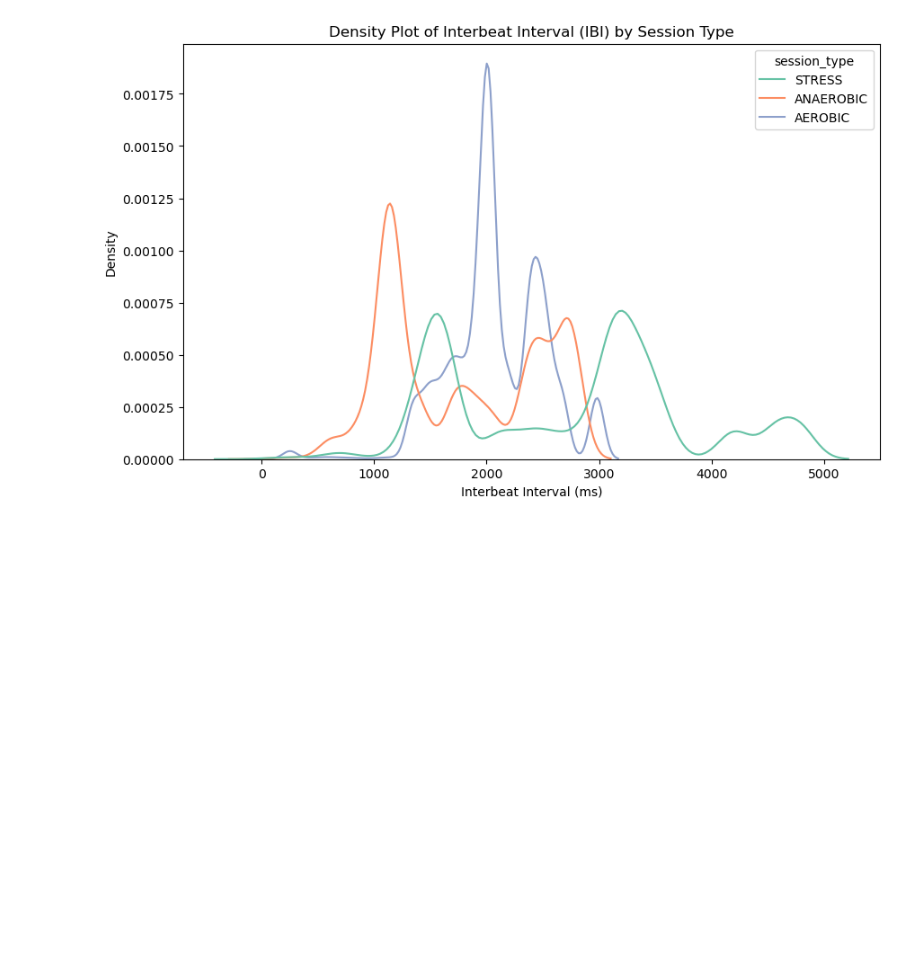
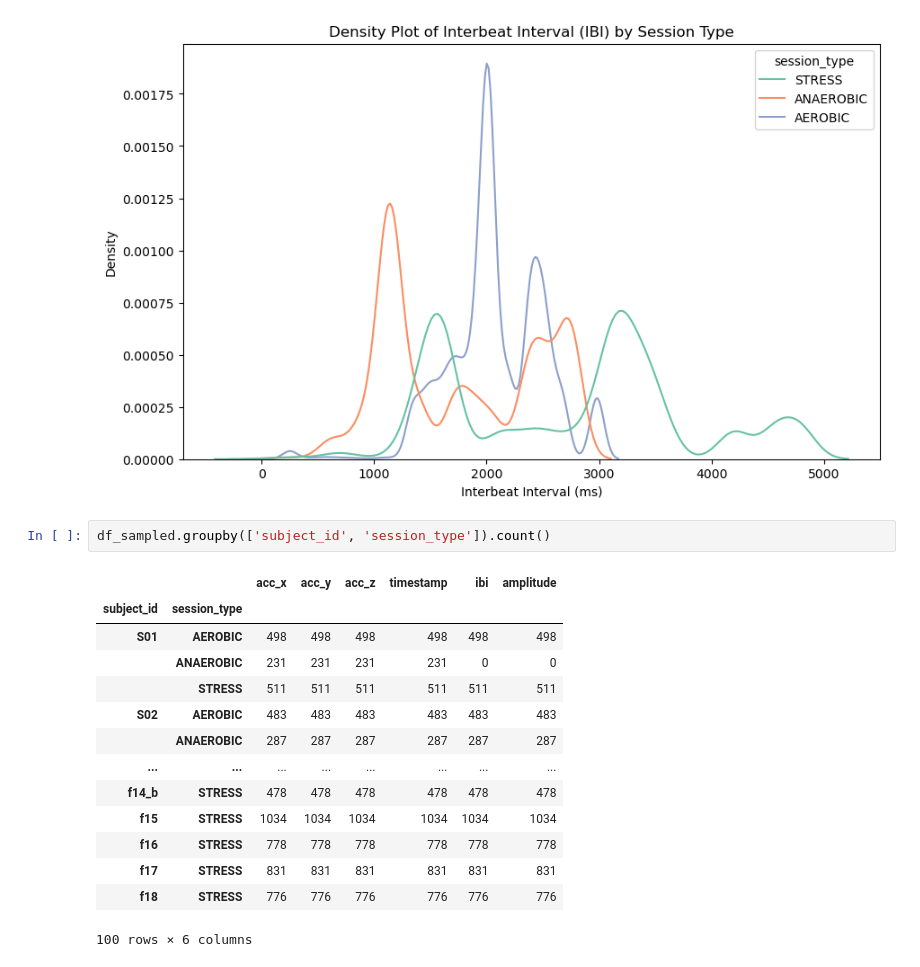
Before and after one commit to ethanlam101/dsc106_finalproj, a Jupyter notebook: exploration.ipynb, the cells around one changed output. Drawn from its saved outputs; the diff is of its cells as text; blank space fills up the shorter version.

```diff
--- a/exploration.ipynb
+++ b/exploration.ipynb
@@ -202,3 +202,20 @@ plt.ylabel('Density')
 plt.show()
 # %% [output]
 [figure]
+# %%
+df_sampled.groupby(['subject_id', 'session_type']).count()
+# %% [output]
+|  |  | acc_x | acc_y | acc_z | timestamp | ibi | amplitude |
+| subject_id | session_type |  |  |  |  |  |  |
+| S01 | AEROBIC | 498 | 498 | 498 | 498 | 498 | 498 |
+|  | ANAEROBIC | 231 | 231 | 231 | 231 | 0 | 0 |
+|  | STRESS | 511 | 511 | 511 | 511 | 511 | 511 |
+| S02 | AEROBIC | 483 | 483 | 483 | 483 | 483 | 483 |
+|  | ANAEROBIC | 287 | 287 | 287 | 287 | 287 | 287 |
+| ... | ... | ... | ... | ... | ... | ... | ... |
+| f14_b | STRESS | 478 | 478 | 478 | 478 | 478 | 478 |
+| f15 | STRESS | 1034 | 1034 | 1034 | 1034 | 1034 | 1034 |
+| f16 | STRESS | 778 | 778 | 778 | 778 | 778 | 778 |
+| f17 | STRESS | 831 | 831 | 831 | 831 | 831 | 831 |
+| f18 | STRESS | 776 | 776 | 776 | 776 | 776 | 776 |
+100 rows × 6 columns
```
Also changed, not shown: 5 other files.
